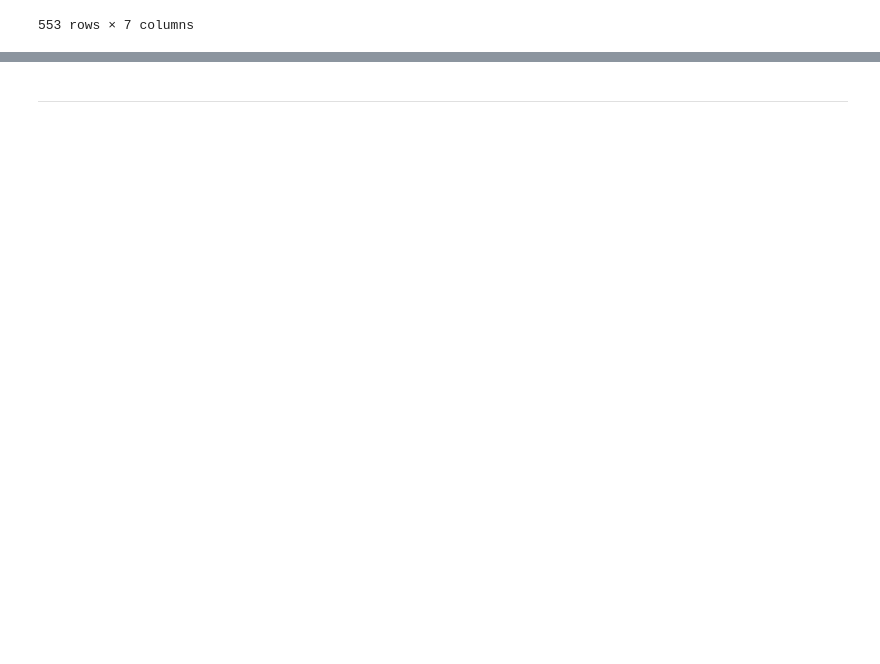
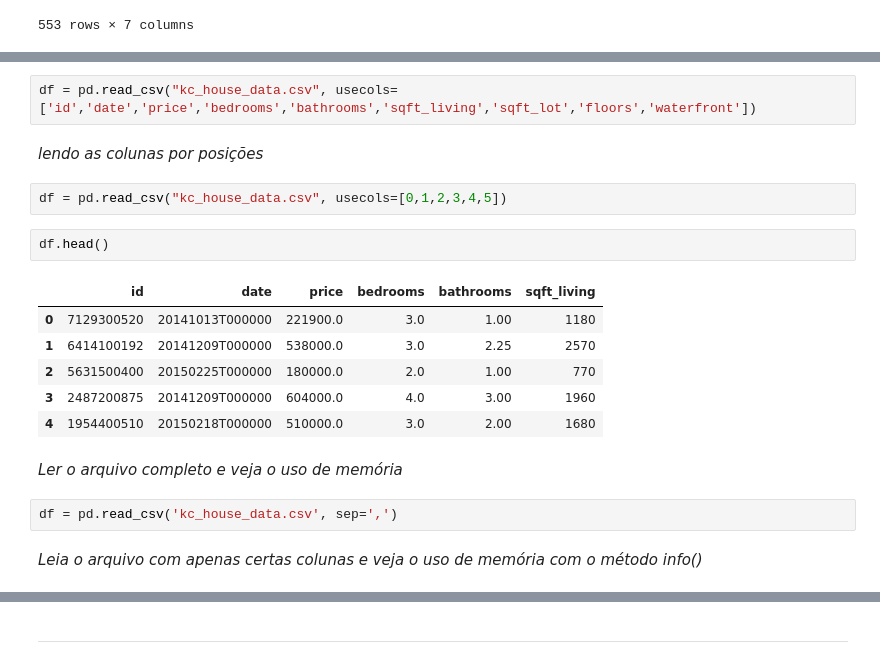
Before and after one commit to lucasarneiro5/Data-Science, a Jupyter notebook: Entrada_saida_e_leitura_de_dados (1).ipynb, the cells around one changed output, grey strips where cells are left out. Saved outputs shown, nothing was run; the diff lists cells and outputs as text; blank space fills up the shorter version.

```diff
--- a/Entrada_e_saída_de_dados.ipynb
+++ b/Entrada_saida_e_leitura_de_dados (1).ipynb
@@ -81,0 +132,21 @@ df[0]
+# %%
+df = pd.read_csv("kc_house_data.csv", usecols=['id','date','price','bedrooms','bathrooms','sqft_living','sqft_lot','floors','waterfront'])
+# %% [markdown]
+*lendo as colunas por posições*
+# %%
+df = pd.read_csv("kc_house_data.csv", usecols=[0,1,2,3,4,5])
+# %%
+df.head()
+# %% [output]
+|  | id | date | price | bedrooms | bathrooms | sqft_living |
+| 0 | 7129300520 | 20141013T000000 | 221900.0 | 3.0 | 1.00 | 1180 |
+| 1 | 6414100192 | 20141209T000000 | 538000.0 | 3.0 | 2.25 | 2570 |
+| 2 | 5631500400 | 20150225T000000 | 180000.0 | 2.0 | 1.00 | 770 |
+| 3 | 2487200875 | 20141209T000000 | 604000.0 | 4.0 | 3.00 | 1960 |
+| 4 | 1954400510 | 20150218T000000 | 510000.0 | 3.0 | 2.00 | 1680 |
+# %% [markdown]
+*Ler o arquivo completo e veja o uso de memória*
+# %%
+df = pd.read_csv('kc_house_data.csv', sep=',')
+# %% [markdown]
+*Leia o arquivo com apenas certas colunas e veja o uso de memória com o método info()*
```
Also changed, not shown: parts of 24 cells of this notebook, 1 other file.
